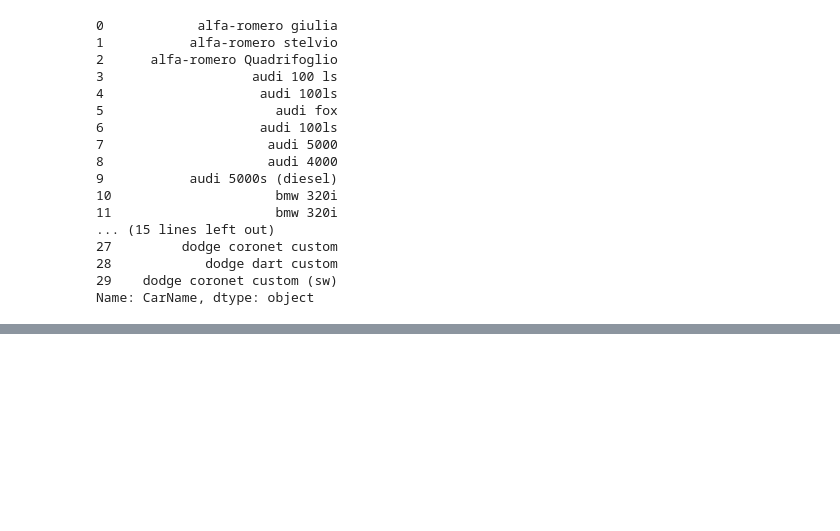
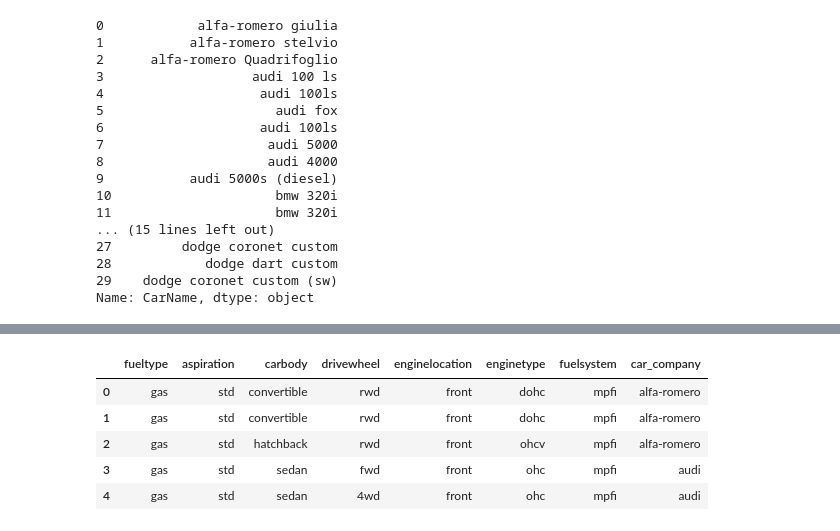
Before and after one commit to kulin-patel/Car-Price-Prediction, a Jupyter notebook: car-price-prediction.ipynb, the cells around one changed output, grey strips where cells are left out. Saved outputs shown, nothing was run; the diff lists cells and outputs as text; code cells hidden in the pictures; blank space fills up the shorter version.

```diff
--- a/car-price-prediction.ipynb
+++ b/car-price-prediction.ipynb
@@ -163,0 +200,2 @@ nissan,Nissan
+# %%
+cars=cars.drop('CarName',axis=1)
@@ -163,0 +231,5 @@ nissan,Nissan
+# %%
+def num_map(x):
+    return x.map({'two':2,'three':3,'four':4,'five':5,'six':6,'eight':8,'twelve':12})
+# %%
+cars[['cylindernumber','doornumber']]=cars[['cylindernumber','doornumber']].apply(num_map)
@@ -163,0 +256,11 @@ nissan,Nissan
+# %%
+cars_categorical=cars.select_dtypes(include=['object'])
+# %%
+cars_categorical.head()
+# %% [output]
+|  | fueltype | aspiration | carbody | drivewheel | enginelocation | enginetype | fuelsystem | car_company |
+| 0 | gas | std | convertible | rwd | front | dohc | mpfi | alfa-romero |
+| 1 | gas | std | convertible | rwd | front | dohc | mpfi | alfa-romero |
+| 2 | gas | std | hatchback | rwd | front | ohcv | mpfi | alfa-romero |
+| 3 | gas | std | sedan | fwd | front | ohc | mpfi | audi |
+| 4 | gas | std | sedan | 4wd | front | ohc | mpfi | audi |
```
Also changed, not shown: parts of 21 cells of this notebook.
